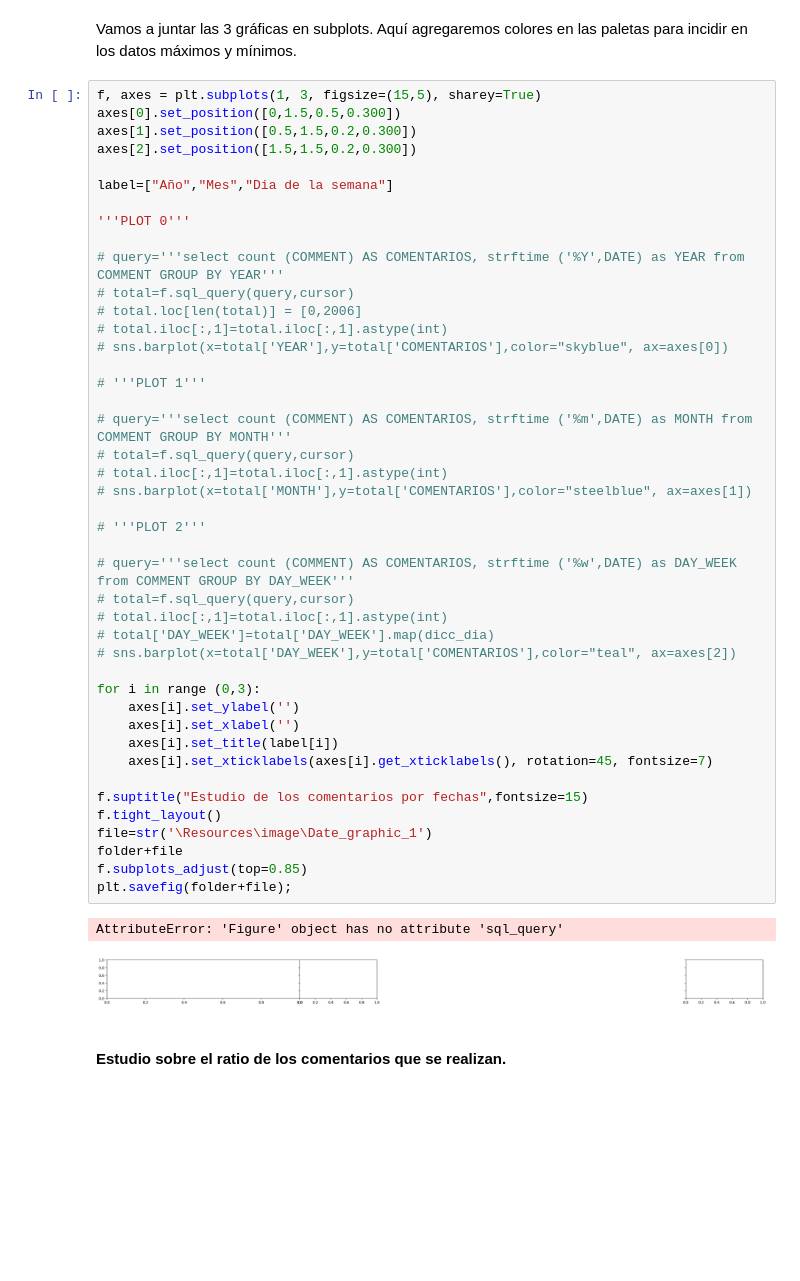
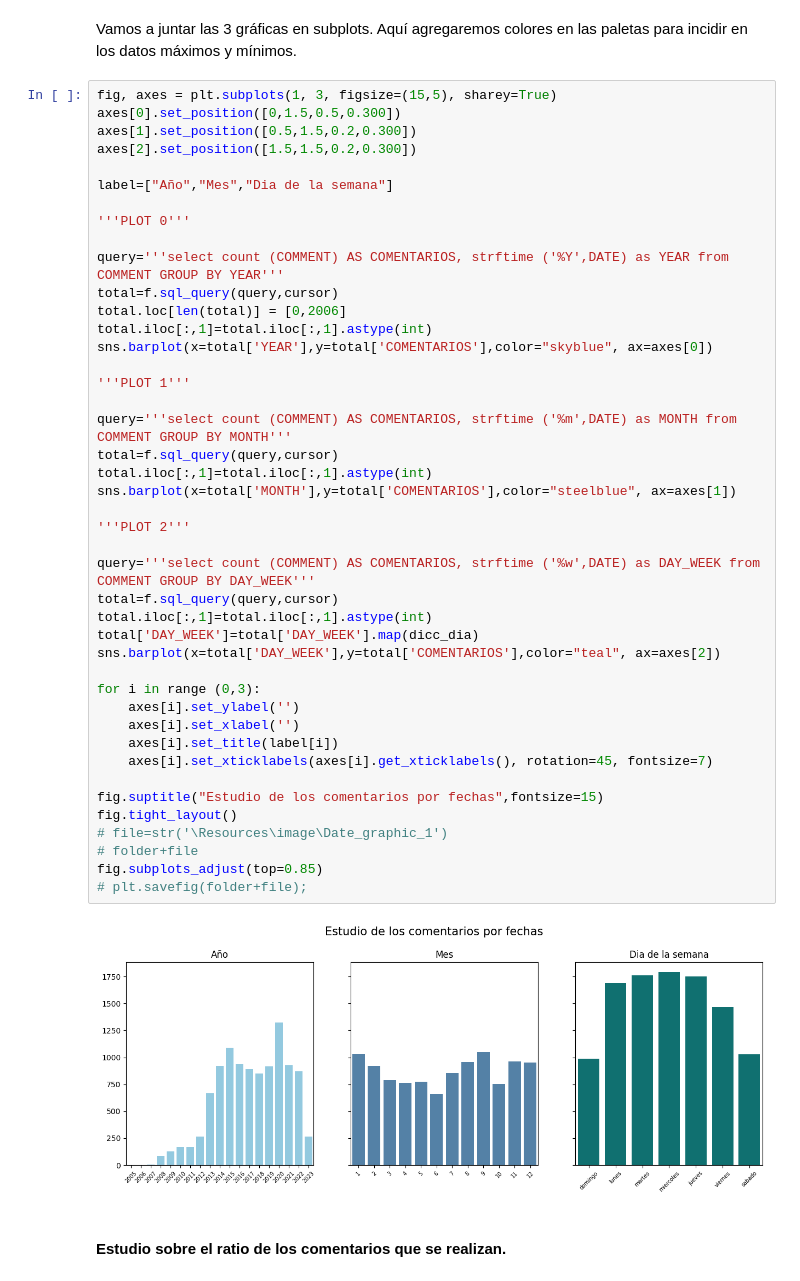
Before and after one commit to 75Engel/Proyecto_tienda_online, a Jupyter notebook: src/Notebook/03_sql.ipynb, the cells around one changed output. Cells and saved outputs as stored; diff of their text form; blank space fills up the shorter version.

```diff
--- a/src/Notebook/03_sql.ipynb
+++ b/src/Notebook/03_sql.ipynb
@@ -561,51 +572,50 @@ Esto puede ser porque al comercializar un producto de ocio, esté se compre y se
 Vamos a juntar las 3 gráficas en subplots.
 Aquí agregaremos colores en las paletas para incidir en los datos máximos y mínimos.
 # %%
-f, axes = plt.subplots(1, 3, figsize=(15,5), sharey=True)
+fig, axes = plt.subplots(1, 3, figsize=(15,5), sharey=True)
 axes[0].set_position([0,1.5,0.5,0.300])
 axes[1].set_position([0.5,1.5,0.2,0.300])
 axes[2].set_position([1.5,1.5,0.2,0.300])
 
 label=["Año","Mes","Dia de la semana"]
 
 '''PLOT 0'''
 
-# query='''select count (COMMENT) AS COMENTARIOS, strftime ('%Y',DATE) as YEAR from COMMENT GROUP BY YEAR'''
-# total=f.sql_query(query,cursor)
-# total.loc[len(total)] = [0,2006]
-# total.iloc[:,1]=total.iloc[:,1].astype(int)
-# sns.barplot(x=total['YEAR'],y=total['COMENTARIOS'],color="skyblue", ax=axes[0])
+query='''select count (COMMENT) AS COMENTARIOS, strftime ('%Y',DATE) as YEAR from COMMENT GROUP BY YEAR'''
+total=f.sql_query(query,cursor)
+total.loc[len(total)] = [0,2006]
+total.iloc[:,1]=total.iloc[:,1].astype(int)
+sns.barplot(x=total['YEAR'],y=total['COMENTARIOS'],color="skyblue", ax=axes[0])
 
-# '''PLOT 1'''
+'''PLOT 1'''
 
-# query='''select count (COMMENT) AS COMENTARIOS, strftime ('%m',DATE) as MONTH from COMMENT GROUP BY MONTH'''
-# total=f.sql_query(query,cursor)
-# total.iloc[:,1]=total.iloc[:,1].astype(int)
-# sns.barplot(x=total['MONTH'],y=total['COMENTARIOS'],color="steelblue", ax=axes[1])
+query='''select count (COMMENT) AS COMENTARIOS, strftime ('%m',DATE) as MONTH from COMMENT GROUP BY MONTH'''
+total=f.sql_query(query,cursor)
+total.iloc[:,1]=total.iloc[:,1].astype(int)
+sns.barplot(x=total['MONTH'],y=total['COMENTARIOS'],color="steelblue", ax=axes[1])
 
-# '''PLOT 2'''
+'''PLOT 2'''
 
-# query='''select count (COMMENT) AS COMENTARIOS, strftime ('%w',DATE) as DAY_WEEK from COMMENT GROUP BY DAY_WEEK'''
-# total=f.sql_query(query,cursor)
-# total.iloc[:,1]=total.iloc[:,1].astype(int)
-# total['DAY_WEEK']=total['DAY_WEEK'].map(dicc_dia)
-# sns.barplot(x=total['DAY_WEEK'],y=total['COMENTARIOS'],color="teal", ax=axes[2])
+query='''select count (COMMENT) AS COMENTARIOS, strftime ('%w',DATE) as DAY_WEEK from COMMENT GROUP BY DAY_WEEK'''
+total=f.sql_query(query,cursor)
+total.iloc[:,1]=total.iloc[:,1].astype(int)
+total['DAY_WEEK']=total['DAY_WEEK'].map(dicc_dia)
+sns.barplot(x=total['DAY_WEEK'],y=total['COMENTARIOS'],color="teal", ax=axes[2])
 
 for i in range (0,3):
     axes[i].set_ylabel('')
     axes[i].set_xlabel('')
     axes[i].set_title(label[i])
     axes[i].set_xticklabels(axes[i].get_xticklabels(), rotation=45, fontsize=7)
 
-f.suptitle("Estudio de los comentarios por fechas",fontsize=15)
-f.tight_layout()
-file=str('\Resources\image\Date_graphic_1')
-folder+file
-f.subplots_adjust(top=0.85)
-plt.savefig(folder+file);
+fig.suptitle("Estudio de los comentarios por fechas",fontsize=15)
+fig.tight_layout()
+# file=str('\Resources\image\Date_graphic_1')
+# folder+file
+fig.subplots_adjust(top=0.85)
+# plt.savefig(folder+file);
 # %% [output]
-AttributeError: 'Figure' object has no attribute 'sql_query'
-[figure, old version]
+[figure, new version]
 # %% [markdown]
 #### Estudio sobre el ratio de los comentarios que se realizan.
 # %% [markdown]
```
Also changed, not shown: parts of 22 cells of this notebook, 5 other files.
